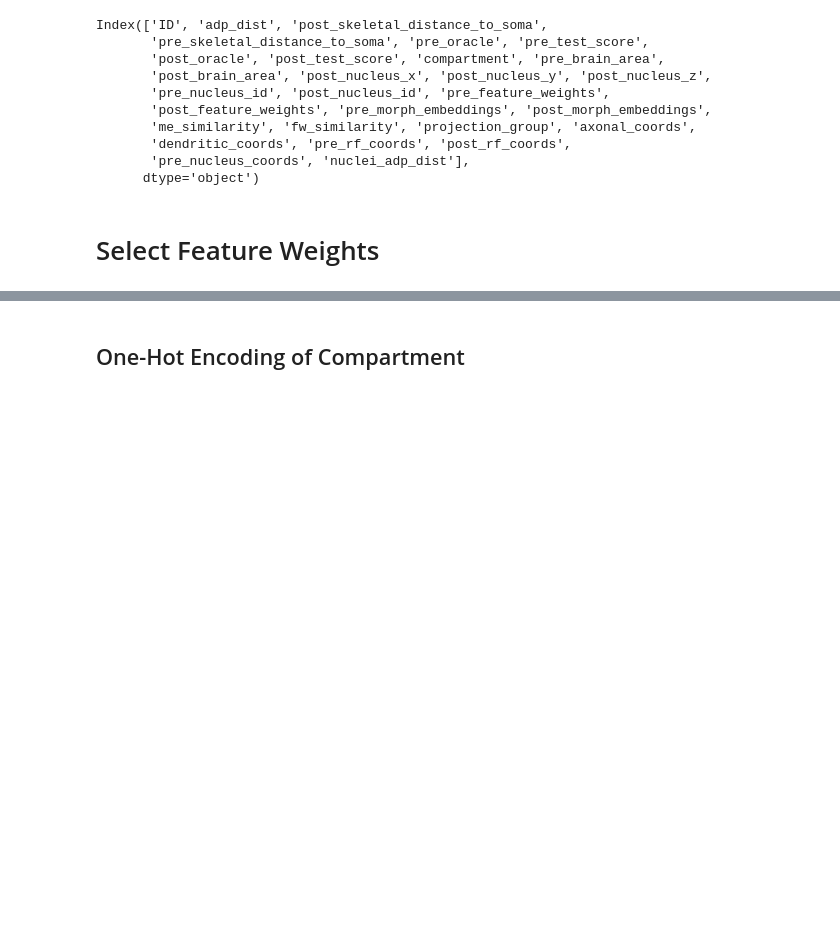
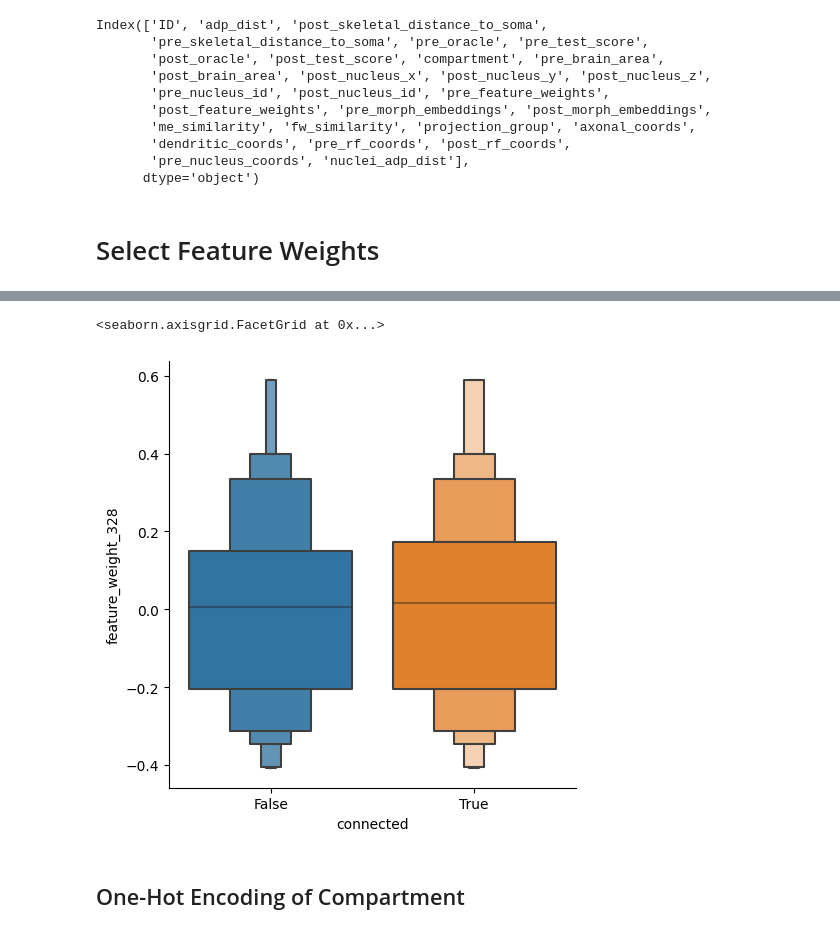
Before and after one commit to gwang034/elecfinal, a Jupyter notebook: Grace/Testing_ml_pipeline_Grace.ipynb, the cells around one changed output, grey strips where cells are left out. Saved outputs shown, nothing was run; the diff lists cells and outputs as text; code cells hidden in the pictures; blank space fills up the shorter version.

```diff
--- a/Grace/Testing_ml_pipeline_Grace.ipynb
+++ b/Grace/Testing_ml_pipeline_Grace.ipynb
@@ -94,3 +90,10 @@ X_train
+# %%
+final = X_train
+final['connected']=y_train
+sns.catplot(x='connected', y='feature_weight_328', data=final, kind='boxen')
+# %% [output]
+<seaborn.axisgrid.FacetGrid at 0x...>
+[figure, added]
 # %% [markdown]
 ## One-Hot Encoding of Compartment
 # %%
```
Also changed, not shown: parts of 32 cells of this notebook, 1 other file.
